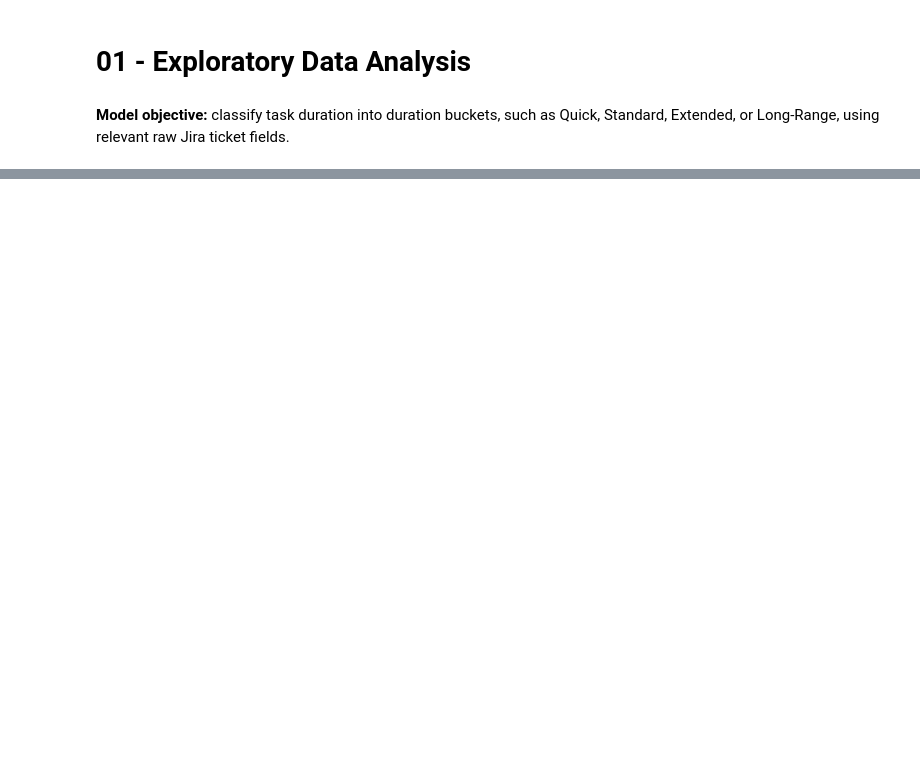
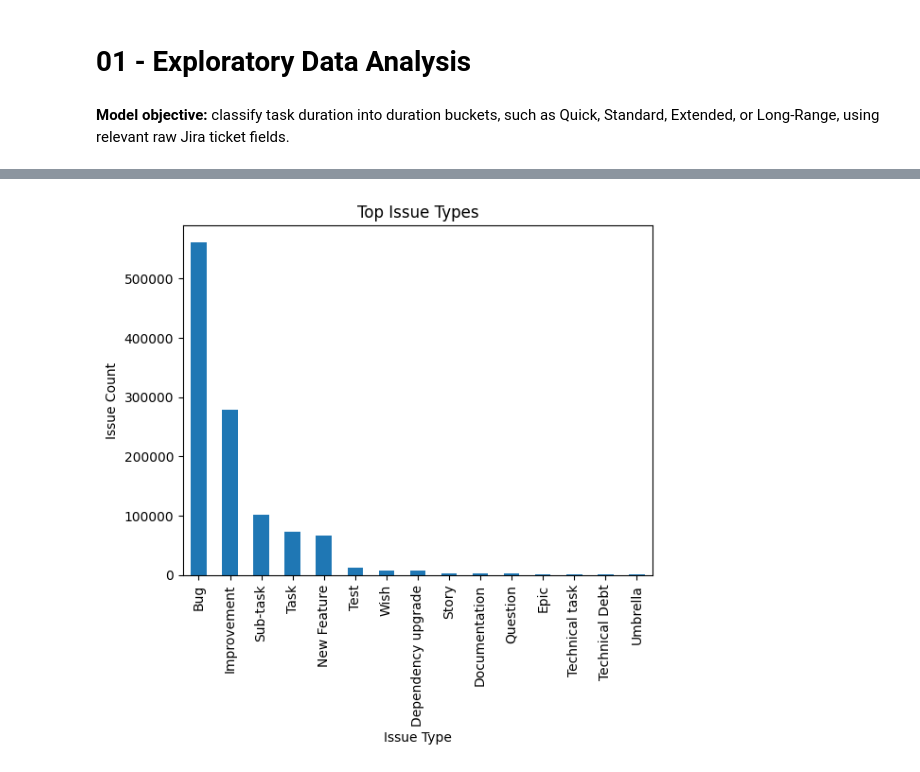
Before and after one commit to OmarElgaafary/Task-Duration-Classifier, a Jupyter notebook: notebooks/01_exploratory_data_analysis.ipynb, the cells around one changed output, grey strips where cells are left out. Drawn from its saved outputs; the diff is of its cells as text; code cells hidden in the pictures; blank space fills up the shorter version.

```diff
--- a/notebooks/01_exploratory_data_analysis.ipynb
+++ b/notebooks/01_exploratory_data_analysis.ipynb
@@ -134,0 +155,8 @@ plt.show()
+# %%
+ticket_df["issuetype.name"].value_counts(dropna=False).head(15).plot(kind="bar")
+plt.title("Top Issue Types")
+plt.xlabel("Issue Type")
+plt.ylabel("Issue Count")
+plt.show()
+# %% [output]
+[figure, added]
```
Also changed, not shown: parts of 18 cells of this notebook.
